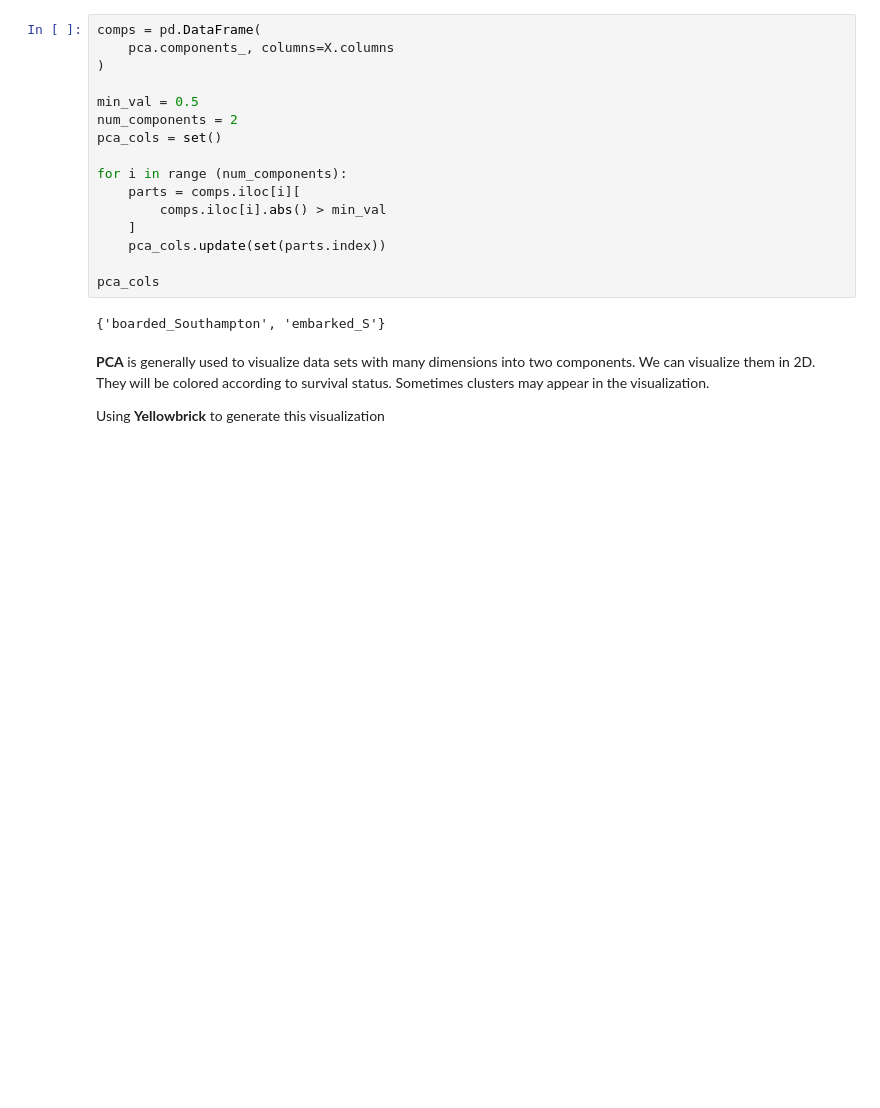
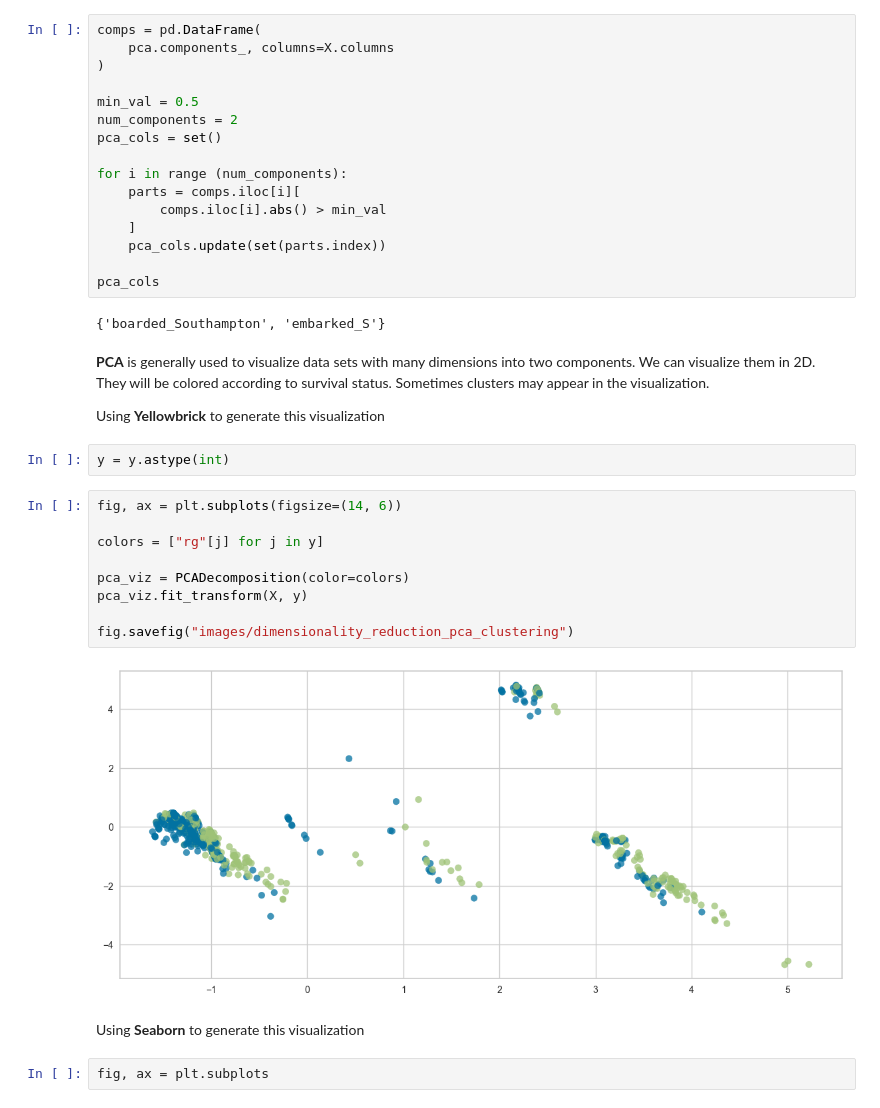
Before and after one commit to DellaCortef/machine-learning-pocket-reference, a Jupyter notebook: dimensionality-reduction.ipynb, the cells around one changed output. Cells and saved outputs as stored; diff of their text form; blank space fills up the shorter version.

Commit message:
plotting pca clustering with yellowbrick lib

```diff
--- a/dimensionality-reduction.ipynb
+++ b/dimensionality-reduction.ipynb
@@ -594,3 +596,20 @@ pca_cols
 **PCA** is generally used to visualize data sets with many dimensions into two components. We can visualize them in 2D. They will be colored according to survival status. Sometimes clusters may appear in the visualization.
 
 Using **Yellowbrick** to generate this visualization
+# %%
+y = y.astype(int)
+# %%
+fig, ax = plt.subplots(figsize=(14, 6))
+
+colors = ["rg"[j] for j in y]
+
+pca_viz = PCADecomposition(color=colors)
+pca_viz.fit_transform(X, y)
+
+fig.savefig("images/dimensionality_reduction_pca_clustering")
+# %% [output]
+[figure, added]
+# %% [markdown]
+Using **Seaborn** to generate this visualization
+# %%
+fig, ax = plt.subplots
```
Also changed, not shown: parts of 3 cells of this notebook, 1 other file.
